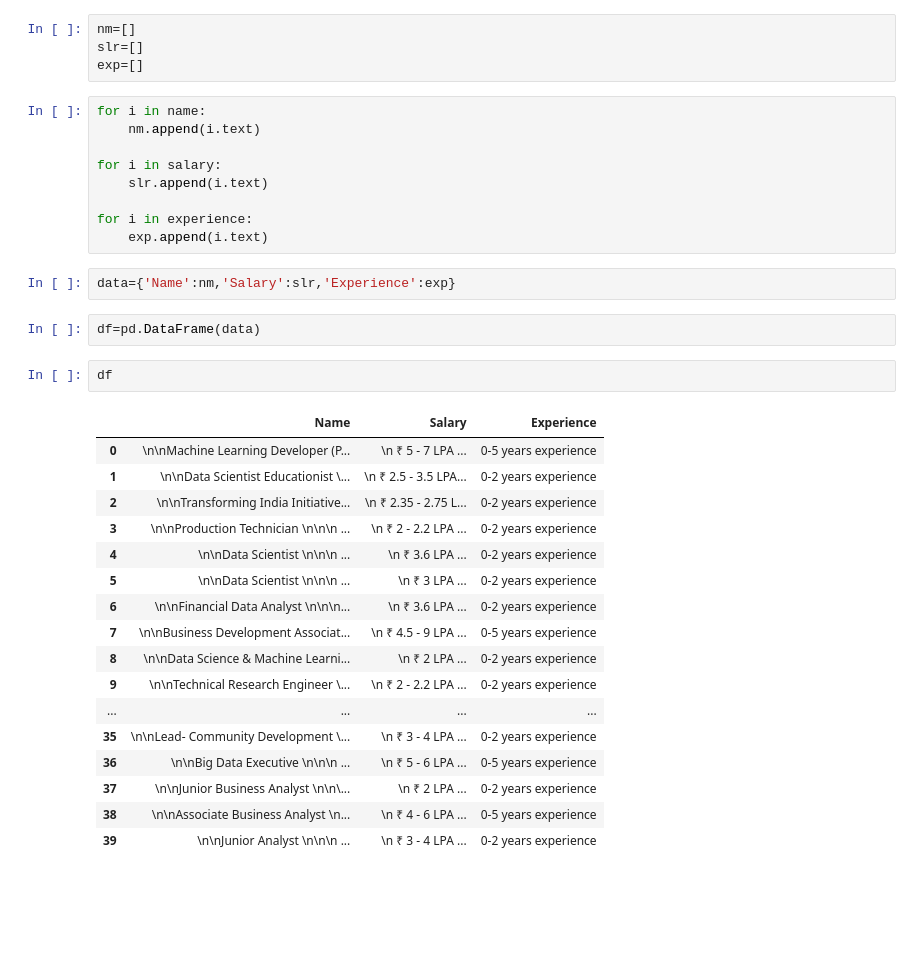
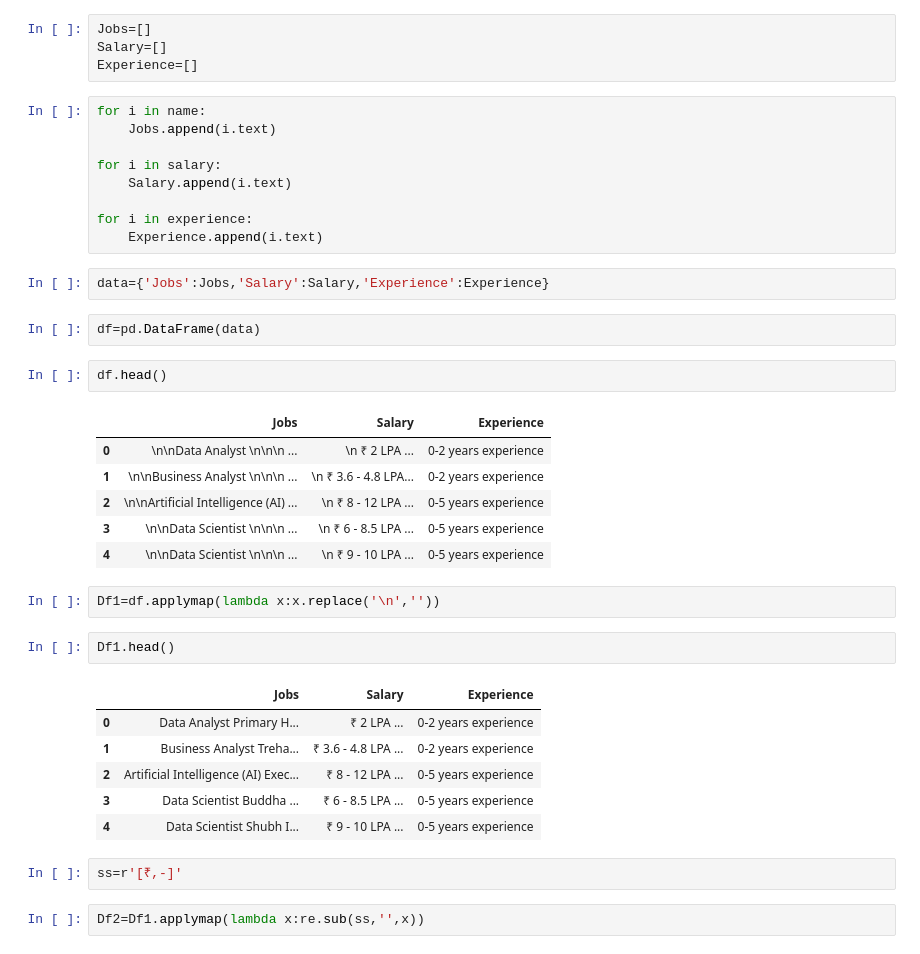
Before and after one commit to Harshbhatti/Data_Analysis, a Jupyter notebook: Internshala_Web Scrapping.ipynb, the cells around one changed output. Saved outputs shown, nothing was run; the diff lists cells and outputs as text; blank space fills up the shorter version.

```diff
--- a/Internshala_Web Scrapping.ipynb
+++ b/Internshala_Web Scrapping.ipynb
@@ -102,39 +103,43 @@ len(experience)
 # %% [output]
 40
 # %%
-nm=[]
-slr=[]
-exp=[]
+Jobs=[]
+Salary=[]
+Experience=[]
 # %%
 for i in name:
-    nm.append(i.text)
+    Jobs.append(i.text)
 
 for i in salary:
-    slr.append(i.text)
+    Salary.append(i.text)
 
 for i in experience:
-    exp.append(i.text)
+    Experience.append(i.text)
 # %%
-data={'Name':nm,'Salary':slr,'Experience':exp}
+data={'Jobs':Jobs,'Salary':Salary,'Experience':Experience}
 # %%
 df=pd.DataFrame(data)
 # %%
-df
+df.head()
 # %% [output]
-|  | Name | Salary | Experience |
-| 0 | \n\nMachine Learning Developer (P... | \n ₹ 5 - 7 LPA ... | 0-5 years experience |
-| 1 | \n\nData Scientist Educationist \... | \n ₹ 2.5 - 3.5 LPA... | 0-2 years experience |
-| 2 | \n\nTransforming India Initiative... | \n ₹ 2.35 - 2.75 L... | 0-2 years experience |
-| 3 | \n\nProduction Technician \n\n\n ... | \n ₹ 2 - 2.2 LPA ... | 0-2 years experience |
-| 4 | \n\nData Scientist \n\n\n ... | \n ₹ 3.6 LPA ... | 0-2 years experience |
-| 5 | \n\nData Scientist \n\n\n ... | \n ₹ 3 LPA ... | 0-2 years experience |
-| 6 | \n\nFinancial Data Analyst \n\n\n... | \n ₹ 3.6 LPA ... | 0-2 years experience |
-| 7 | \n\nBusiness Development Associat... | \n ₹ 4.5 - 9 LPA ... | 0-5 years experience |
-| 8 | \n\nData Science & Machine Learni... | \n ₹ 2 LPA ... | 0-2 years experience |
-| 9 | \n\nTechnical Research Engineer \... | \n ₹ 2 - 2.2 LPA ... | 0-2 years experience |
-| ... | ... | ... | ... |
-| 35 | \n\nLead- Community Development \... | \n ₹ 3 - 4 LPA ... | 0-2 years experience |
-| 36 | \n\nBig Data Executive \n\n\n ... | \n ₹ 5 - 6 LPA ... | 0-5 years experience |
-| 37 | \n\nJunior Business Analyst \n\n\... | \n ₹ 2 LPA ... | 0-2 years experience |
-| 38 | \n\nAssociate Business Analyst \n... | \n ₹ 4 - 6 LPA ... | 0-5 years experience |
-| 39 | \n\nJunior Analyst \n\n\n ... | \n ₹ 3 - 4 LPA ... | 0-2 years experience |
+|  | Jobs | Salary | Experience |
+| 0 | \n\nData Analyst \n\n\n ... | \n ₹ 2 LPA ... | 0-2 years experience |
+| 1 | \n\nBusiness Analyst \n\n\n ... | \n ₹ 3.6 - 4.8 LPA... | 0-2 years experience |
+| 2 | \n\nArtificial Intelligence (AI) ... | \n ₹ 8 - 12 LPA ... | 0-5 years experience |
+| 3 | \n\nData Scientist \n\n\n ... | \n ₹ 6 - 8.5 LPA ... | 0-5 years experience |
+| 4 | \n\nData Scientist \n\n\n ... | \n ₹ 9 - 10 LPA ... | 0-5 years experience |
+# %%
+Df1=df.applymap(lambda x:x.replace('\n',''))
+# %%
+Df1.head()
+# %% [output]
+|  | Jobs | Salary | Experience |
+| 0 | Data Analyst Primary H... | ₹ 2 LPA ... | 0-2 years experience |
+| 1 | Business Analyst Treha... | ₹ 3.6 - 4.8 LPA ... | 0-2 years experience |
+| 2 | Artificial Intelligence (AI) Exec... | ₹ 8 - 12 LPA ... | 0-5 years experience |
+| 3 | Data Scientist Buddha ... | ₹ 6 - 8.5 LPA ... | 0-5 years experience |
+| 4 | Data Scientist Shubh I... | ₹ 9 - 10 LPA ... | 0-5 years experience |
+# %%
+ss=r'[₹,-]'
+# %%
+Df2=Df1.applymap(lambda x:re.sub(ss,'',x))
```
Also changed, not shown: parts of 35 cells of this notebook.
